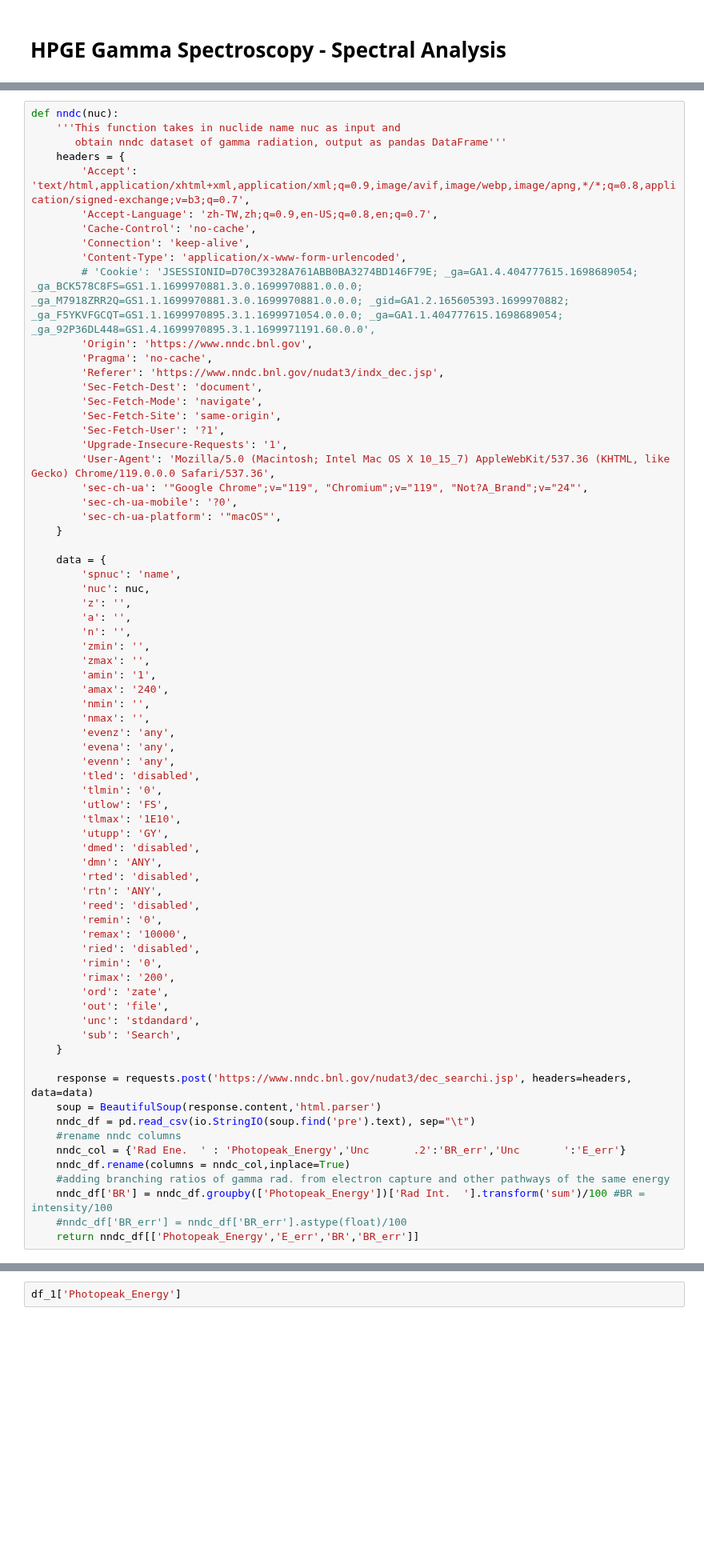
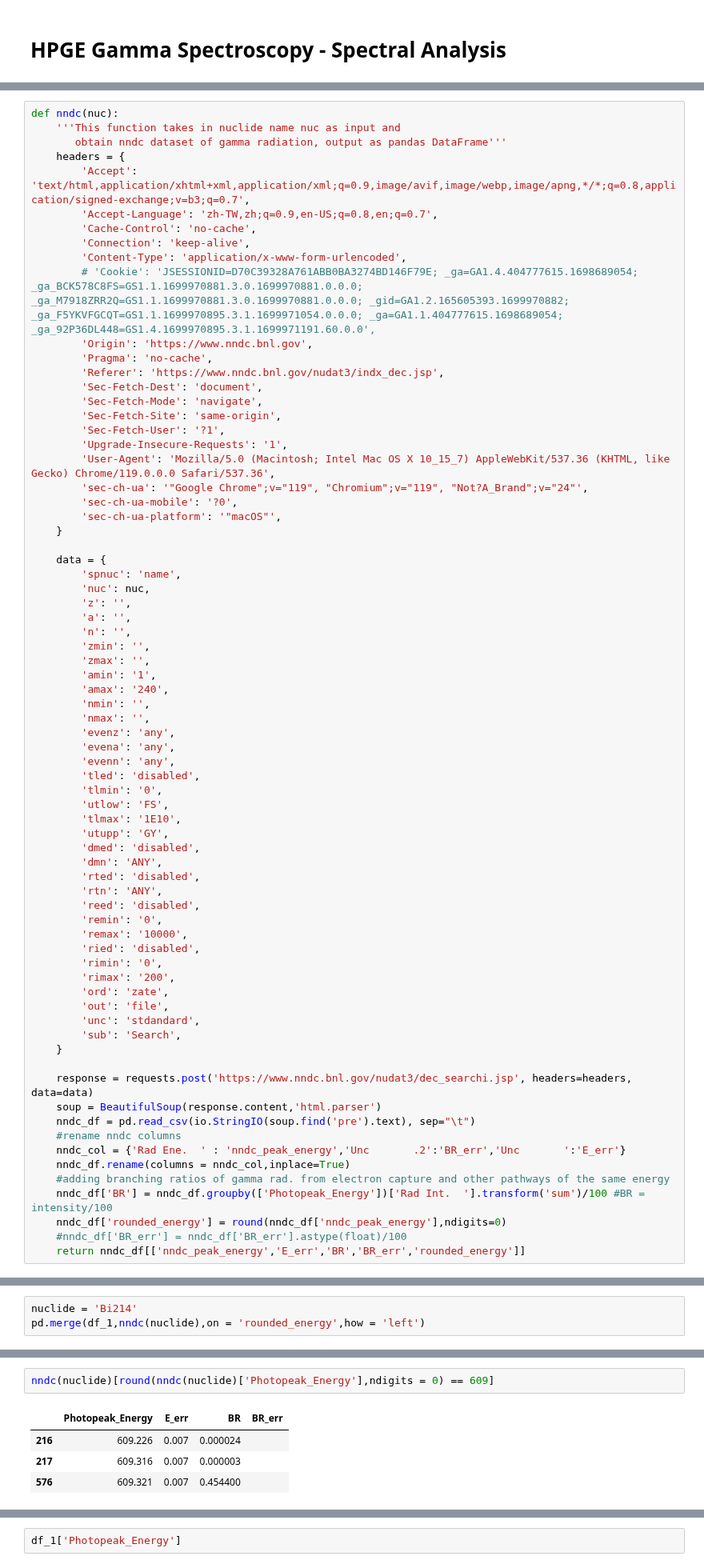
Before and after one commit to ngcnpeter/HPGe_lab_y3, a Jupyter notebook: spectal_analysis.ipynb, the cells around one changed output, grey strips where cells are left out. Shown at 80% size. Cells and saved outputs as stored; diff of their text form; blank space fills up the shorter version.

Commit message:
nndc

```diff
--- a/spectal_analysis.ipynb
+++ b/spectal_analysis.ipynb
@@ -75,9 +75,10 @@ def nndc(nuc):
     soup = BeautifulSoup(response.content,'html.parser')
     nndc_df = pd.read_csv(io.StringIO(soup.find('pre').text), sep="\t")
     #rename nndc columns
-    nndc_col = {'Rad Ene.  ' : 'Photopeak_Energy','Unc       .2':'BR_err','Unc       ':'E_err'}
+    nndc_col = {'Rad Ene.  ' : 'nndc_peak_energy','Unc       .2':'BR_err','Unc       ':'E_err'}
     nndc_df.rename(columns = nndc_col,inplace=True)
     #adding branching ratios of gamma rad. from electron capture and other pathways of the same energy
     nndc_df['BR'] = nndc_df.groupby(['Photopeak_Energy'])['Rad Int.  '].transform('sum')/100 #BR = intensity/100
+    nndc_df['rounded_energy'] = round(nndc_df['nndc_peak_energy'],ndigits=0)
     #nndc_df['BR_err'] = nndc_df['BR_err'].astype(float)/100
-    return nndc_df[['Photopeak_Energy','E_err','BR','BR_err']]
+    return nndc_df[['nndc_peak_energy','E_err','BR','BR_err','rounded_energy']]
@@ -98,0 +89,3 @@ nndc('K40')
+# %%
+nuclide = 'Bi214'
+pd.merge(df_1,nndc(nuclide),on = 'rounded_energy',how = 'left')
@@ -99 +94,8 @@ nndc('K40')
+# %%
+nndc(nuclide)[round(nndc(nuclide)['Photopeak_Energy'],ndigits = 0) == 609]
+# %% [output]
+|  | Photopeak_Energy | E_err | BR | BR_err |
+| 216 | 609.226 | 0.007 | 0.000024 |  |
+| 217 | 609.316 | 0.007 | 0.000003 |  |
+| 576 | 609.321 | 0.007 | 0.454400 |  |
 # %%
```
Also changed, not shown: parts of 6 cells of this notebook, 2 other files.
